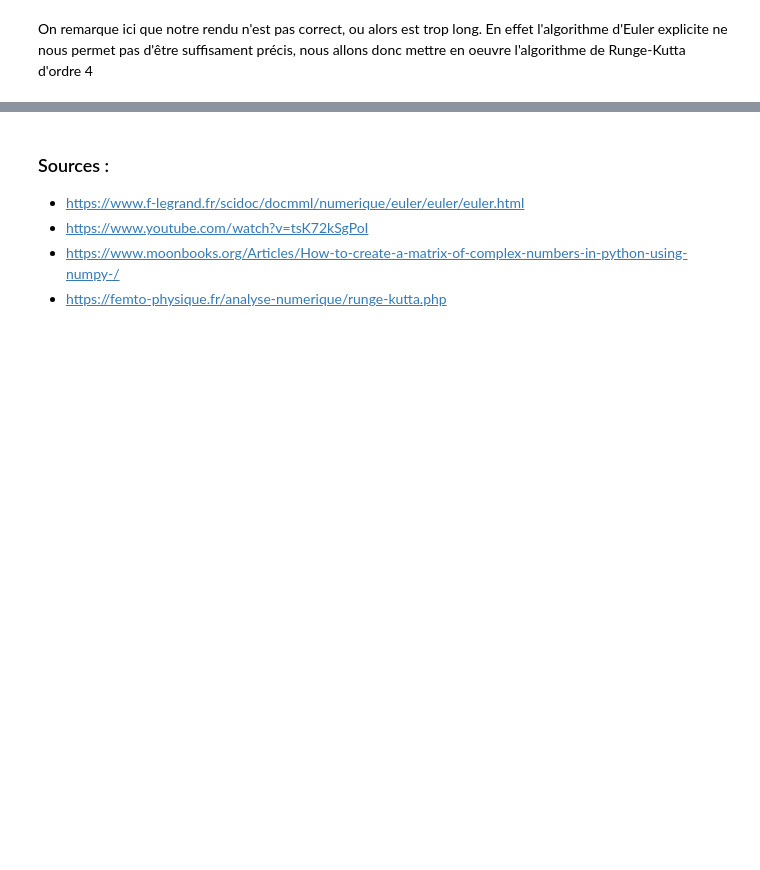
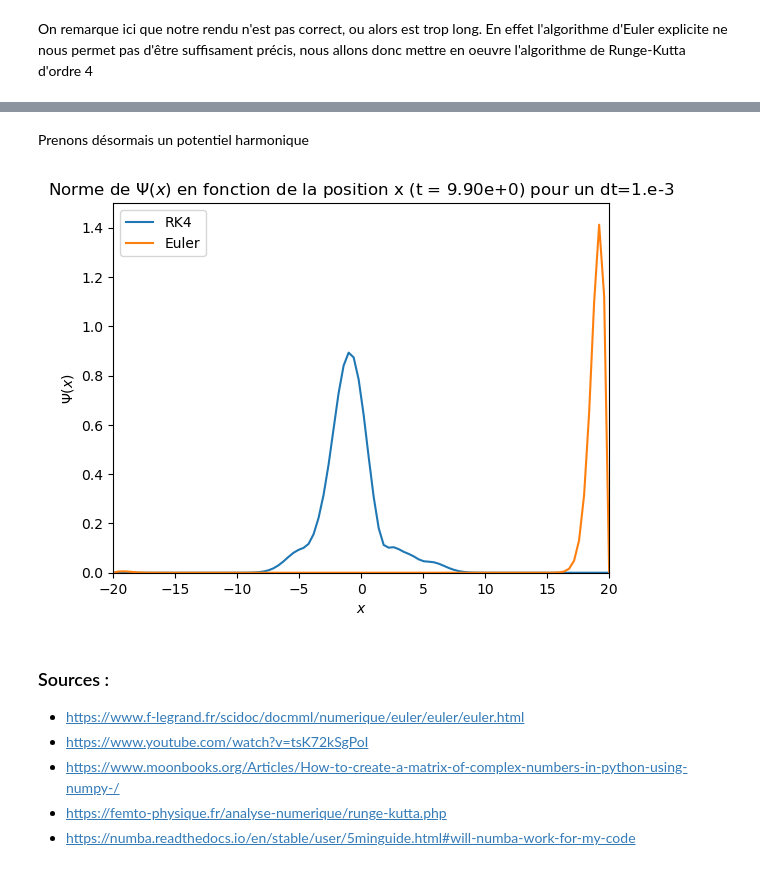
Before and after one commit to lucasboistay/shrodinger_simulation, a Jupyter notebook: evo_temp.ipynb, the cells around one changed output, grey strips where cells are left out. Cells and saved outputs as stored; diff of their text form; code cells hidden in the pictures; blank space fills up the shorter version.

```diff
--- a/evo_temp.ipynb
+++ b/evo_temp.ipynb
@@ -256,6 +256,23 @@ get_anim_diff_between_methods(get_psi_gauss(1,1),get_psi_gauss(-1,1),V_nul,10,"g
+# %% [markdown]
+Prenons désormais un potentiel harmonique
+# %%
+def get_pot_harmonique(omega):
+    """
+    Return an array for a harmonic potential
+    :return: Numpy Array
+    """
+    pot_harmo = np.zeros(N)
+    for i in range(N):
+        pot_harmo[i] = (omega**2 * x[i]**2) / 2
+    return pot_harmo
+
+get_anim_diff_between_methods(get_psi_gauss(1,1),get_psi_gauss(1,1),get_pot_harmonique(1),100,"gauss_potentiel_harmo_identique")
+# %% [output]
+[figure, added]
 # %% [markdown]
 ### Sources :
  - https://www.f-legrand.fr/scidoc/docmml/numerique/euler/euler/euler.html
  - https://www.youtube.com/watch?v=tsK72kSgPoI
  - https://www.moonbooks.org/Articles/How-to-create-a-matrix-of-complex-numbers-in-python-using-numpy-/
  - https://femto-physique.fr/analyse-numerique/runge-kutta.php
+ - https://numba.readthedocs.io/en/stable/user/5minguide.html#will-numba-work-for-my-code
```
Also changed, not shown: parts of 7 cells of this notebook, 14 other files.
